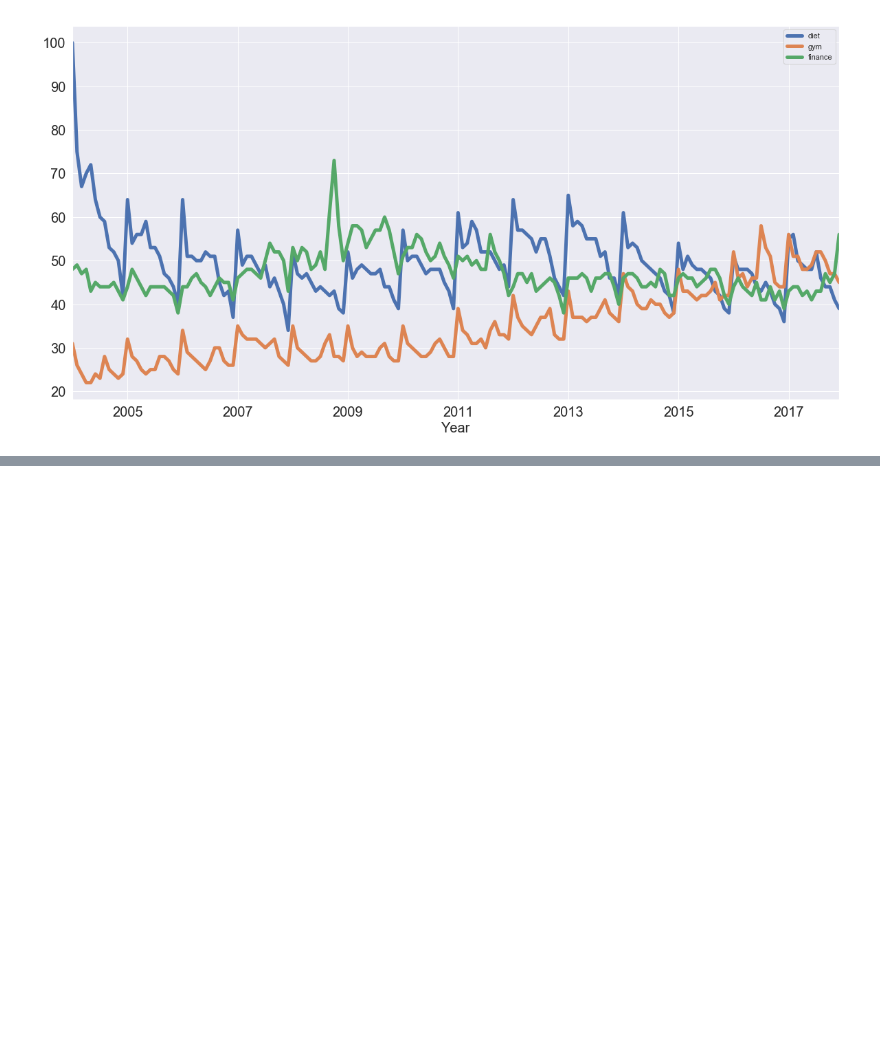
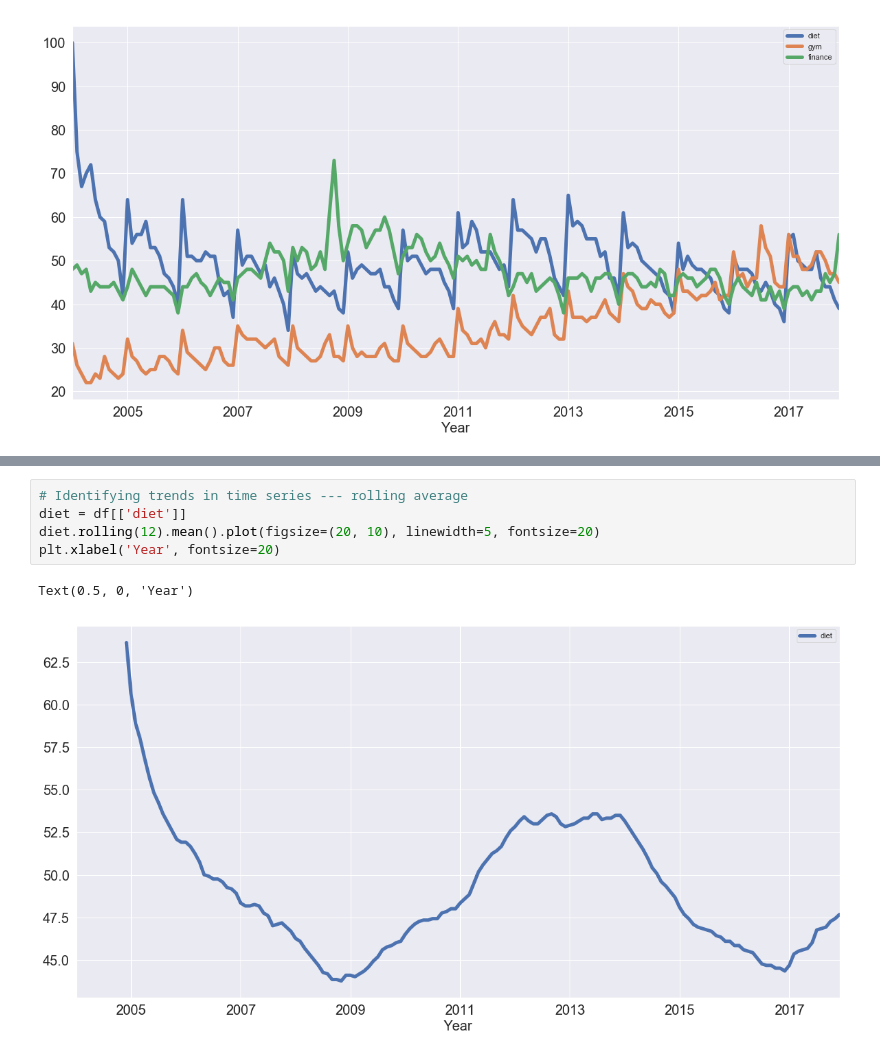
Before and after one commit to ljsauer/LaunchCode, a Jupyter notebook: Week 5/TimeSeries_Readings_W5.ipynb, the cells around one changed output, grey strips where cells are left out. Drawn from its saved outputs; the diff is of its cells as text; blank space fills up the shorter version.

```diff
--- a/Week 5/TimeSeries_Readings_W5.ipynb
+++ b/Week 5/TimeSeries_Readings_W5.ipynb
@@ -56,0 +64,8 @@ Text(0.5, 0, 'Year')
+# %%
+# Identifying trends in time series --- rolling average
+diet = df[['diet']]
+diet.rolling(12).mean().plot(figsize=(20, 10), linewidth=5, fontsize=20)
+plt.xlabel('Year', fontsize=20)
+# %% [output]
+Text(0.5, 0, 'Year')
+[figure, added]
```
Also changed, not shown: parts of 14 cells of this notebook.
